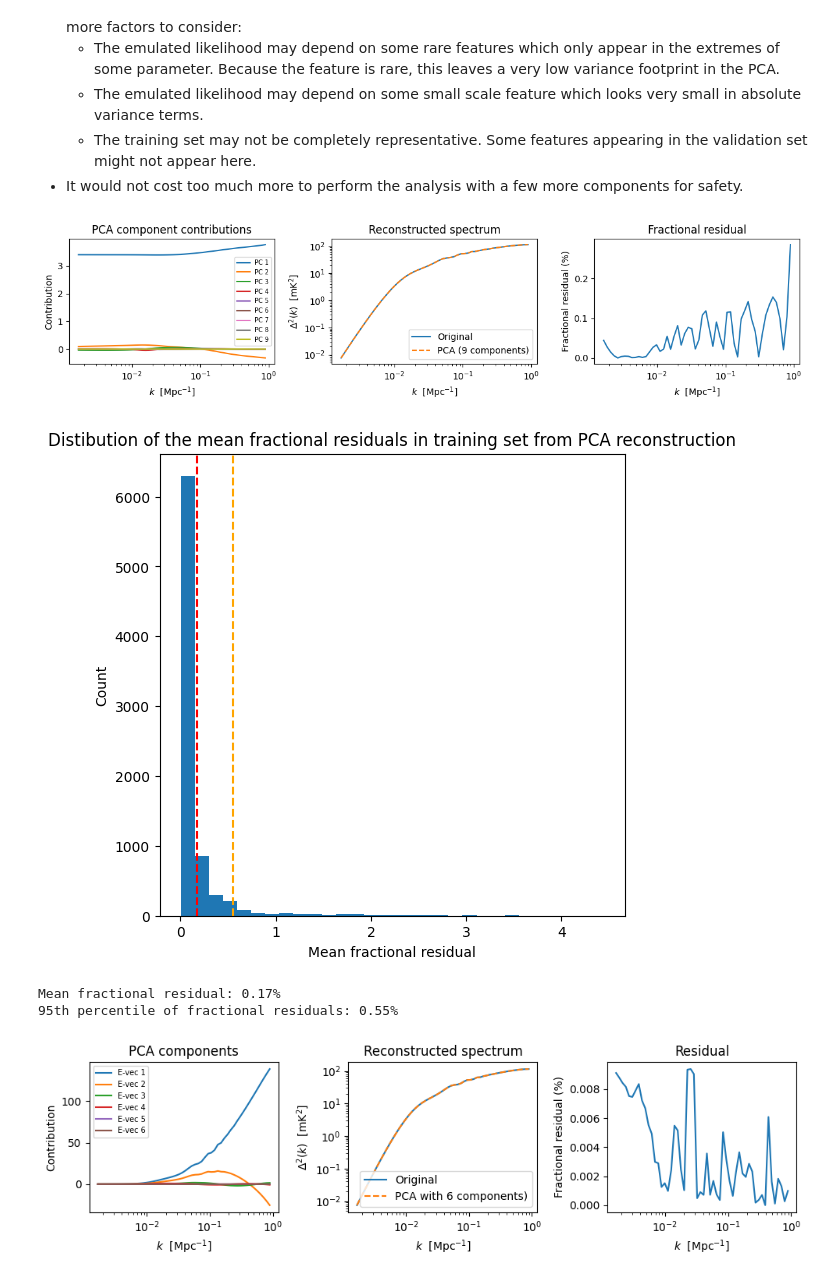
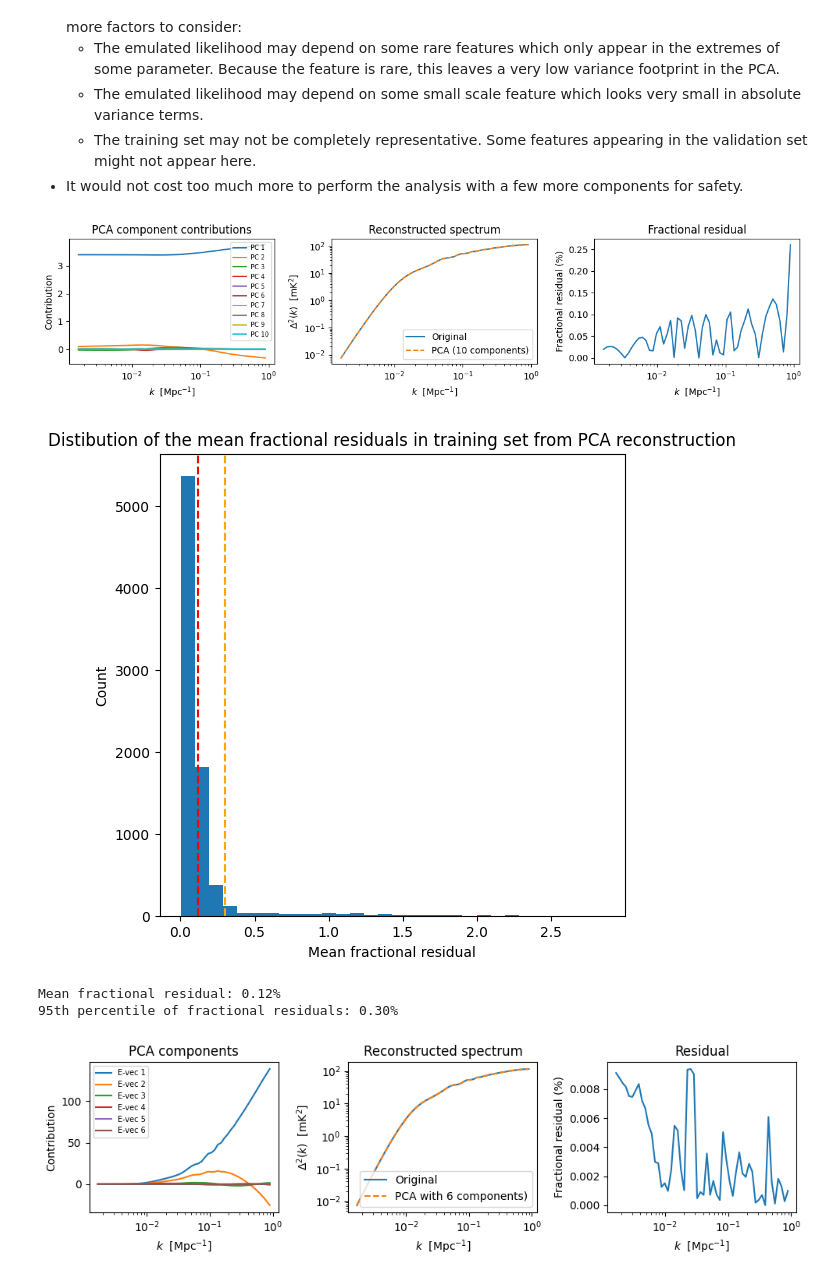
Before and after one commit to JoeyWee1/Machine-Learning-Enhanced-Inference-of-the-21-cm-Power-Spectrum-at-Cosmic-Dawn, a Jupyter notebook: ML_inference.ipynb, the cells around one changed output. Cells and saved outputs as stored; diff of their text form; code cells hidden in the pictures.

```diff
--- a/ML_inference.ipynb
+++ b/ML_inference.ipynb
@@ -92,7 +103,7 @@ plt.show()
 - Since the power spectra vary across several orders of magnitude, it is prudent to work with the logarithm.
 # %%
 from helpers.preprocess import preprocess
-processed = preprocess(raw_data, n_comp=9, log_power=True)
+processed = preprocess(raw_data, n_comp=10, log_power=True)
 # %% [markdown]
 - Now we apply PCA on this data
 # %%
@@ -162,13 +173,13 @@ for threshold in thresholds:
     - The training set may not be completely representative. Some features appearing in the validation set might not appear here.
 - It would not cost too much more to perform the analysis with a few more components for safety.
 # %%
-n_comp =9
+n_comp =10
 from helpers.plotting import plot_reconstructed_train
 # for i in range(0, 8000, 200):
 #     _ = plot_reconstructed_train(processed, raw_data, n_comp=10, plot=True, idx=i)
 _ = plot_reconstructed_train(processed, raw_data, n_comp=n_comp, plot=True, idx=0)
 # %% [output]
-[figure, old version]
+[figure, new version]
 # %%
 # n_comp = 6
 
@@ -221,9 +232,9 @@ _ = plot_reconstructed_train(processed, raw_data, n_comp=n_comp, plot=True, idx=
 from helpers.plotting import pca_fractional_residual
 _ = pca_fractional_residual(processed, raw_data, n_comp=n_comp)
 # %% [output]
-[figure, old version]
+[figure, new version]
-Mean fractional residual: 0.17%
-95th percentile of fractional residuals: 0.55%
+Mean fractional residual: 0.12%
+95th percentile of fractional residuals: 0.30%
 # %%
 # _ = check_reconstructed_spectra(plot = True)
 # frac_residuals= []
```
Also changed, not shown: parts of 7 cells of this notebook, 2 other files.
